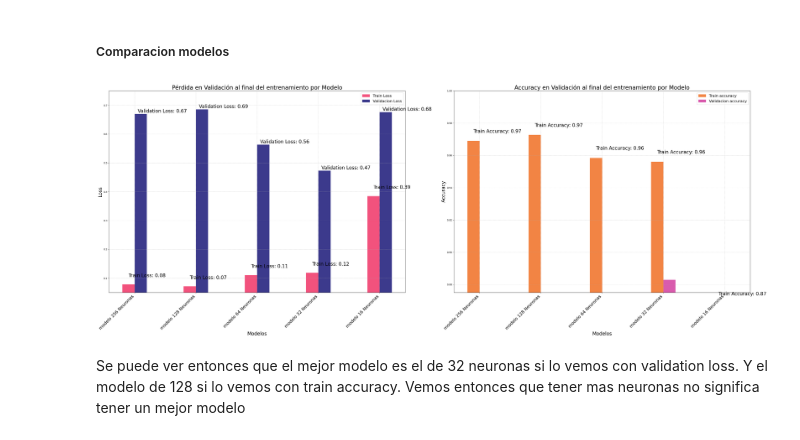
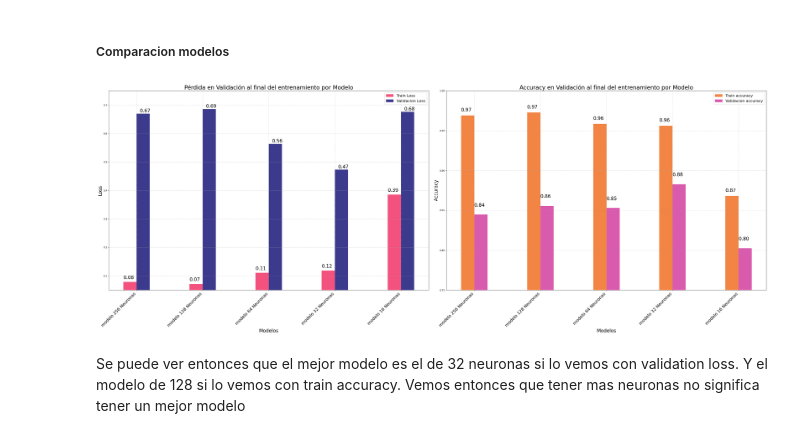
Before and after one commit to juankquintana/deep_learning, a Jupyter notebook: Semana 6/Casos/Caso 1 Sem 6/S6LC2 Caso 1 5 modelos.ipynb, the cells around one changed output. Drawn from its saved outputs; the diff is of its cells as text; code cells hidden in the pictures.

```diff
--- a/Semana 6/Casos/Caso 1 Sem 6/S6LC2 Caso 1 5 modelos.ipynb
+++ b/Semana 6/Casos/Caso 1 Sem 6/S6LC2 Caso 1 5 modelos.ipynb
@@ -632,38 +632,41 @@ axs[0].bar(x - width/2, loss_train, width, label='Train Loss', color='#F2527D')
 axs[0].bar(x + width/2, loss_val, width, label='Validacion Loss', color='#3C3A8C')
 axs[0].set_title('Pérdida en Validación al final del entrenamiento por Modelo', fontsize=24)
 axs[0].set_ylim(0.05, 0.75)
 axs[0].set_xlabel('Modelos', fontsize=20)
 axs[0].set_ylabel('Loss', fontsize=20)
 axs[0].set_xticks(x)
 axs[0].set_xticklabels(models, fontsize=18, rotation=45, ha='right')
 axs[0].legend(fontsize=16)
 axs[0].grid(True, linestyle='--', alpha=0.6)
 
 # --- Accuracy ---
 axs[1].bar(x - width/2, accuracy_train, width, label='Train accuracy', color='#F28444')
 axs[1].bar(x + width/2, accuracy_val, width, label='Validacion accuracy', color='#D95BAD')
 axs[1].set_title('Accuracy en Validación al final del entrenamiento por Modelo', fontsize=24)
 axs[1].set_xlabel('Modelos', fontsize=20)
 axs[1].set_ylabel('Accuracy', fontsize=20)
 axs[1].set_xticks(x)
 axs[1].set_xticklabels(models, fontsize=18, rotation=45, ha='right')
-axs[1].set_ylim(0.875, 1.0)
+axs[1].set_ylim(0.75, 1.0)
 axs[1].legend(fontsize=16)
 axs[1].grid(True, linestyle='--', alpha=0.6)
 
 for i, v in enumerate(accuracy_train):
-    axs[1].text(i - 0.1, v + 0.005, f"Train Accuracy: {v:.2f}", fontsize=20)
+    axs[1].text(i - 0.2, v + 0.005, f"{v:.2f}", fontsize=20)
 
+for i, v in enumerate(accuracy_val):
+    axs[1].text(i , v + 0.01, f"{v:.2f}", fontsize=20)
 
 for i, v in enumerate(loss_val):
-    axs[0].text(i + 0.05, v + 0.005, f"Validation Loss: {v:.2f}", fontsize=20)
+    axs[0].text(i + 0.05, v + 0.005, f"{v:.2f}", fontsize=20)
 
 for i, v in enumerate(loss_train):
-    axs[0].text(i - 0.1, v + 0.025, f"Train Loss: {v:.2f}", fontsize=20)
+    axs[0].text(i - 0.2, v + 0.01, f"{v:.2f}", fontsize=20)
+
 plt.tight_layout()
 plt.show()
 # %% [output]
-[figure, old version]
+[figure, new version]
 # %% [markdown]
 Se puede ver entonces que el mejor modelo es el de 32 neuronas si lo vemos con validation loss. Y el modelo de 128 si lo vemos con train accuracy. Vemos entonces que tener mas neuronas no significa tener un mejor modelo
 # %% [markdown]
```
Also changed, not shown: parts of 21 cells of this notebook.
